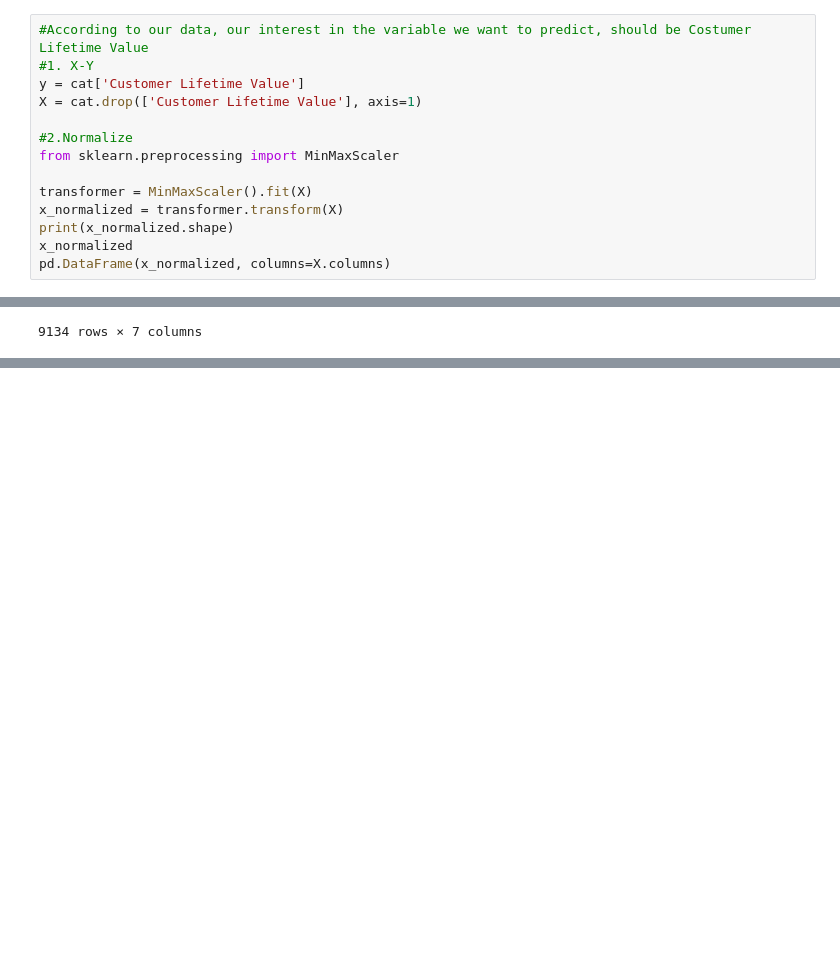
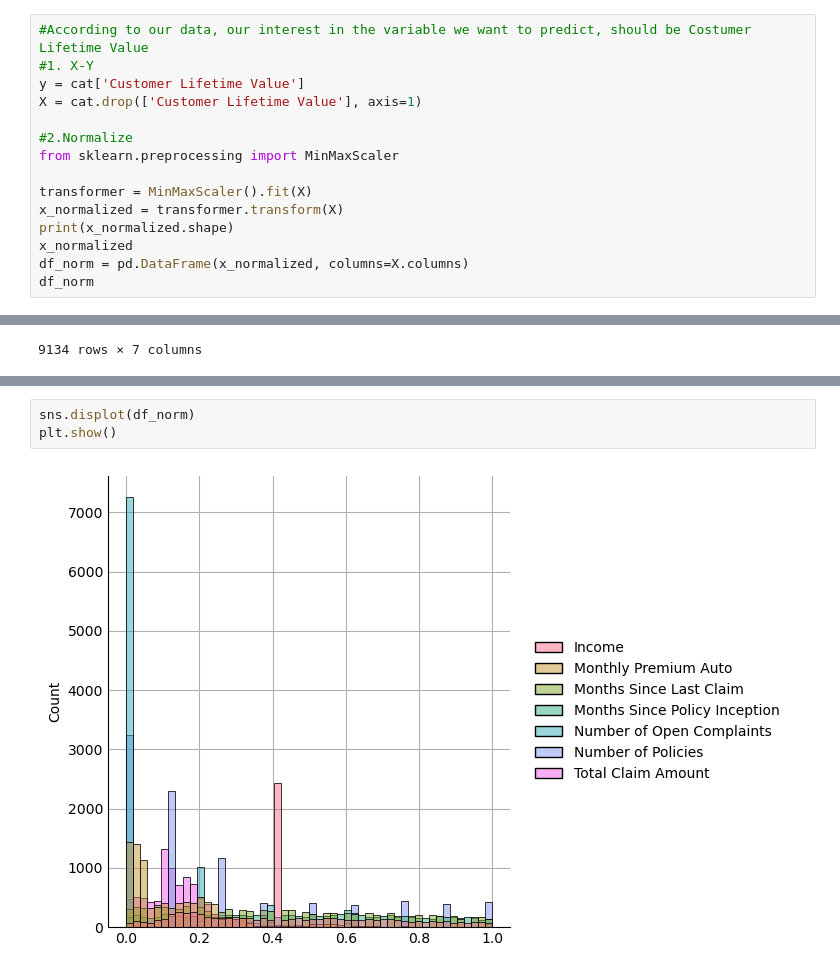
Before and after one commit to AgustinMRedondo/lab-customer-analysis-round-5, a Jupyter notebook: files_for_lab/lab5_notebok.ipynb, the cells around one changed output, grey strips where cells are left out. Drawn from its saved outputs; the diff is of its cells as text; blank space fills up the shorter version.

Commit message:
update with graph

```diff
--- a/files_for_lab/lab5_notebok.ipynb
+++ b/files_for_lab/lab5_notebok.ipynb
@@ -176,7 +176,8 @@ transformer = MinMaxScaler().fit(X)
 x_normalized = transformer.transform(X)
 print(x_normalized.shape)
 x_normalized
-pd.DataFrame(x_normalized, columns=X.columns)
+df_norm = pd.DataFrame(x_normalized, columns=X.columns)
+df_norm
 # %% [output]
 (9134, 7)
 |  | Income | Monthly Premium Auto | Months Since Last Claim | Months Since Policy Inception | Number of Open Complaints | ... |
@@ -205,0 +196,5 @@ pd.DataFrame(x_normalized, columns=X.columns).corr()
+# %%
+sns.displot(df_norm)
+plt.show()
+# %% [output]
+[figure, added]
```
Also changed, not shown: parts of 2 cells of this notebook.
